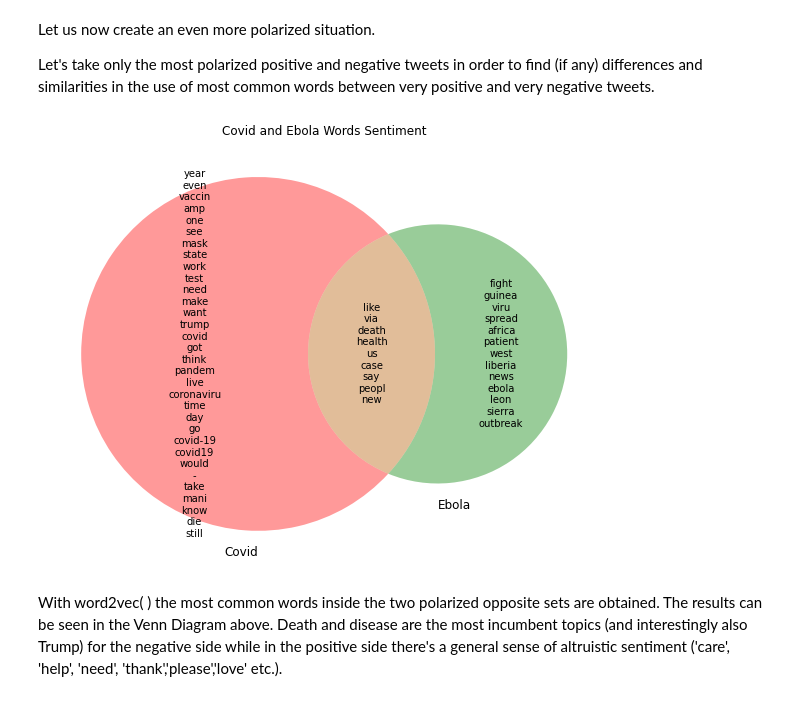
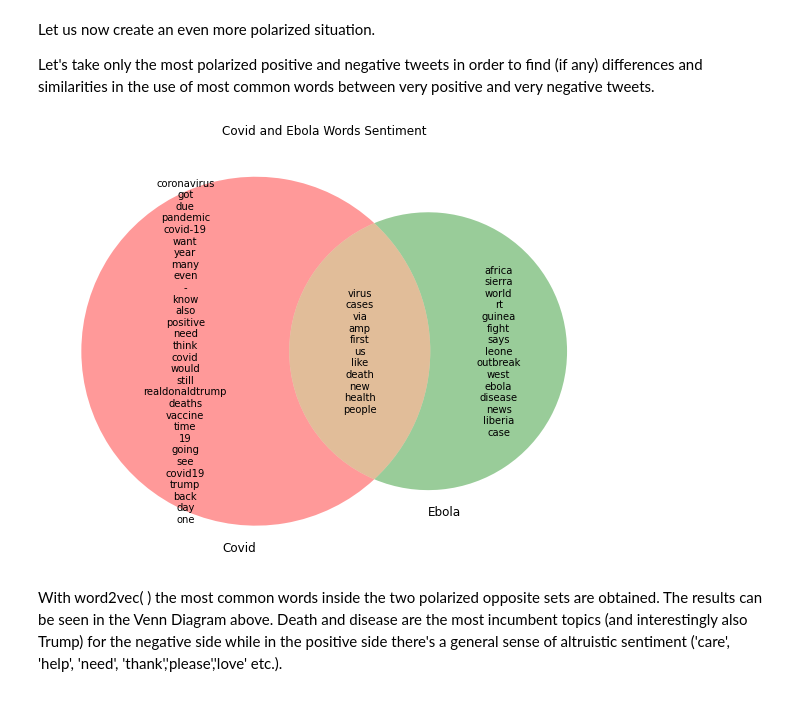
Before and after one commit to filopacio/NaturalLanguagePandemic, a Jupyter notebook: joint_analysis.ipynb, the cells around one changed output. Saved outputs shown, nothing was run; the diff lists cells and outputs as text; code cells hidden in the pictures.

```diff
--- a/joint_analysis.ipynb
+++ b/joint_analysis.ipynb
@@ -35,8 +35,8 @@ with open('df_c_ext.csv') as c:
     reader = csv.reader(c)
     l_c = list(reader)
 
-df_c = pd.DataFrame(l_c,columns = ['','','','date', 'tweet','language' ,'username', 'nlikes', 'nretweets','tweets',	'polarity'	,'sentiment', 'polarized_sen'])[1:].dropna().reset_index()
-df_c = df_c[['date', 'tweet','language' ,'username', 'nlikes', 'nretweets','tweets',	'polarity'	,'sentiment', 'polarized_sen']]
+df_c = pd.DataFrame(l_c,columns = ['','date', 'tweet','language' ,'username','tweets',	'polarity'	,'sentiment', 'polarized_sen'])[1:].dropna().reset_index()
+df_c = df_c[['date', 'tweet','language' ,'username','tweets',	'polarity'	,'sentiment', 'polarized_sen']]
 # %%
 import  ast
 # %%
@@ -69,8 +56,8 @@ with open("df_e_ext.csv") as e:
     reader = csv.reader(e)
     l_e = list(reader)
 
-df_e = pd.DataFrame(l_e,columns = ['','','','date', 'tweet','language' ,'username', 'nlikes', 'nretweets','polarity'	,'sentiment','tweets' ,'polarized_sen'])[1:].dropna().reset_index()
-df_e = df_e[['date', 'tweet','language' ,'username', 'nlikes', 'nretweets','tweets',	'polarity'	,'sentiment', 'polarized_sen']]
+df_e = pd.DataFrame(l_e,columns = ['','date', 'tweet','language' ,'username','polarity'	,'sentiment','tweets' ,'polarized_sen'])[1:].dropna().reset_index()
+df_e = df_e[['date', 'tweet','language' ,'username','tweets',	'polarity','sentiment', 'polarized_sen']]
 # %%
 for i in range(len(df_e)):
    df_e.tweets[i] = ast.literal_eval(df_e.tweets[i])
@@ -136,19 +116,19 @@ from matplotlib_venn import venn2
 # %%
-c = Word2Vec(df_c.tweets, min_count = 2500)
-e = Word2Vec(df_e.tweets, min_count = 2000)
+c = Word2Vec(df_c.tweets, min_count = 2000)
+e = Word2Vec(df_e.tweets, min_count = 1500)
 
 set1 = set(c.wv.vocab)
 set2 = set(e.wv.vocab)
 
 plt.figure(figsize=(10, 10))
 venn = venn2([set1, set2], ('Covid','Ebola'))
 venn.get_label_by_id('100').set_text('\n'.join(set1-set2))
 venn.get_label_by_id('110').set_text('\n'.join(set1&set2))
 venn.get_label_by_id('010').set_text('\n'.join(set2-set1))
 plt.title('Covid and Ebola Words Sentiment')
 plt.show()
 # %% [output]
-[figure, old version]
+[figure, new version]
 # %% [markdown]
 With word2vec( ) the most common words inside the two polarized opposite sets are obtained. The results can be seen in the Venn Diagram above. Death and disease are the most incumbent topics (and interestingly also Trump) for the negative side while in the positive side there's a general sense of altruistic sentiment ('care', 'help', 'need', 'thank','please','love' etc.).
 # %% [markdown]
```
Also changed, not shown: parts of 21 cells of this notebook.
